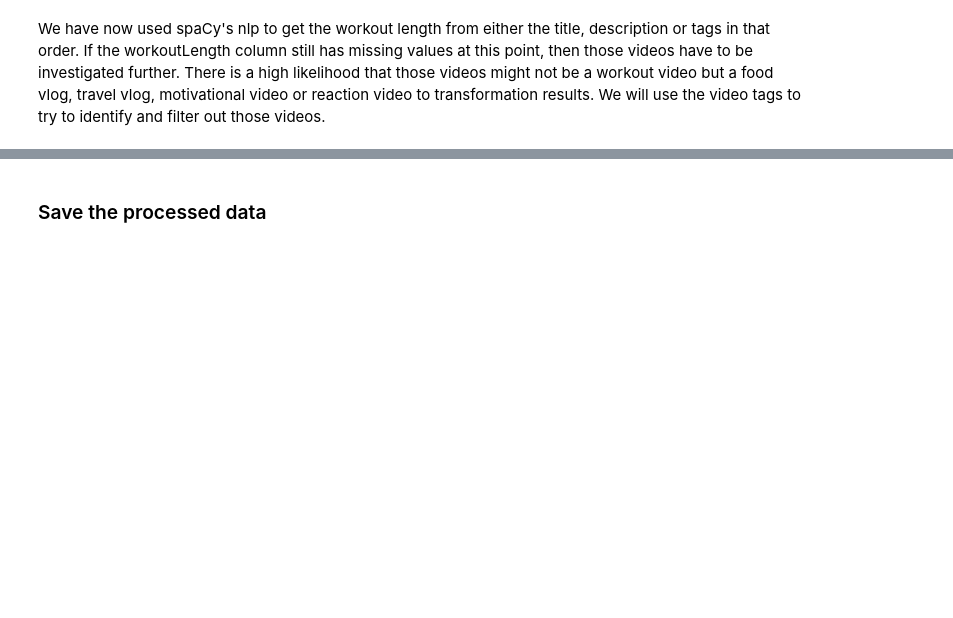
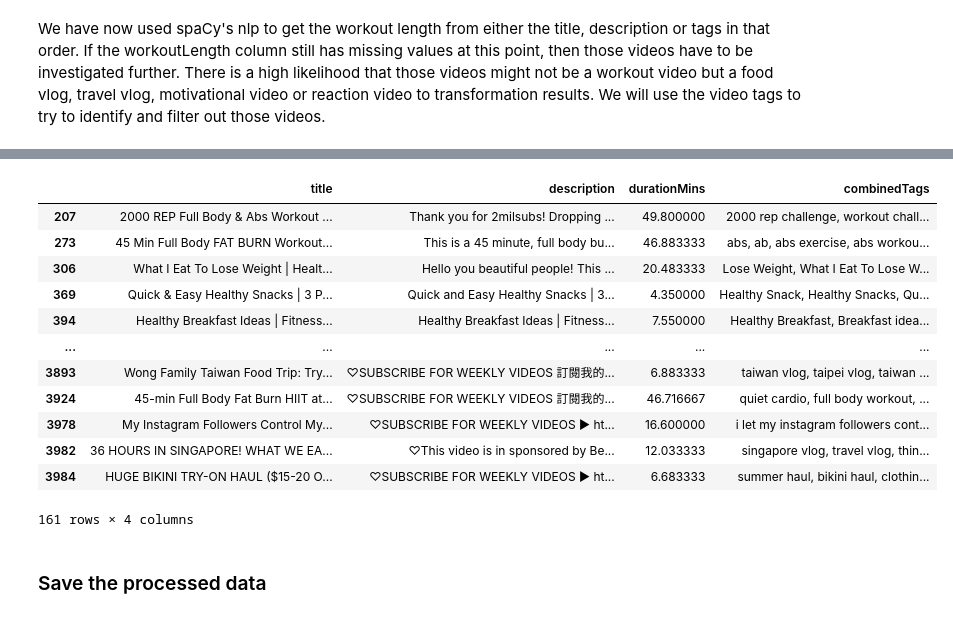
Before and after one commit to Saheba-T/fitness_influencers_analysis, a Jupyter notebook: code/02-data-preprocessing.ipynb, the cells around one changed output, grey strips where cells are left out. Drawn from its saved outputs; the diff is of its cells as text; code cells hidden in the pictures; blank space fills up the shorter version.

```diff
--- a/code/02-data-preprocessing.ipynb
+++ b/code/02-data-preprocessing.ipynb
@@ -291,8 +271,8 @@ patterns = [
 ruler.add_patterns(patterns)
 # %%
 # Extract workout time or type using regular expressions
-def extract_ent_text(title, label):
-    doc = nlp(title)
+def extract_ent_text(string, label):
+    doc = nlp(string)
     workout_label = None
     for ent in doc.ents:
         if ent.label_ == label:
@@ -323,8 +303,8 @@ def convert_time_units(time_str):
 
 
 # Function to extract body part from a title
-def extract_body_part(title):
-    doc = nlp(title)
+def extract_body_part(string):
+    doc = nlp(string)
     body_part = None
     body_parts = ["FULL_BODY","UPPER_BODY","LOWER_BODY","CHEST_BACK","ARMS","ABS","LEGS","GLUTES"]
     for ent in doc.ents:
@@ -335,8 +315,8 @@ def extract_body_part(title):
 
 
 # Extract workout using regular expressions
-def extract_ent_label(title, label):
-    doc = nlp(title)
+def extract_ent_label(string, label):
+    doc = nlp(string)
     workout_label = None
     for ent in doc.ents:
         if ent.label_ == label:
@@ -436,3 +429,19 @@ workout_videos_df['workoutLength_mins'] = workout_videos_df['workoutLength'].app
+# %%
+workout_videos_df[workout_videos_df['workoutLength_mins'] > 30][['title','description','durationMins','combinedTags']]
+# %% [output]
+|  | title | description | durationMins | combinedTags |
+| 207 | 2000 REP Full Body & Abs Workout ... | Thank you for 2milsubs! Dropping ... | 49.800000 | 2000 rep challenge, workout chall... |
+| 273 | 45 Min Full Body FAT BURN Workout... | This is a 45 minute, full body bu... | 46.883333 | abs, ab, abs exercise, abs workou... |
+| 306 | What I Eat To Lose Weight | Healt... | Hello you beautiful people! This ... | 20.483333 | Lose Weight, What I Eat To Lose W... |
+| 369 | Quick & Easy Healthy Snacks | 3 P... | Quick and Easy Healthy Snacks | 3... | 4.350000 | Healthy Snack, Healthy Snacks, Qu... |
+| 394 | Healthy Breakfast Ideas | Fitness... | Healthy Breakfast Ideas | Fitness... | 7.550000 | Healthy Breakfast, Breakfast idea... |
+| ... | ... | ... | ... | ... |
+| 3893 | Wong Family Taiwan Food Trip: Try... | ♡SUBSCRIBE FOR WEEKLY VIDEOS 訂閱我的... | 6.883333 | taiwan vlog, taipei vlog, taiwan ... |
+| 3924 | 45-min Full Body Fat Burn HIIT at... | ♡SUBSCRIBE FOR WEEKLY VIDEOS 訂閱我的... | 46.716667 | quiet cardio, full body workout, ... |
+| 3978 | My Instagram Followers Control My... | ♡SUBSCRIBE FOR WEEKLY VIDEOS ► ht... | 16.600000 | i let my instagram followers cont... |
+| 3982 | 36 HOURS IN SINGAPORE! WHAT WE EA... | ♡This video is in sponsored by Be... | 12.033333 | singapore vlog, travel vlog, thin... |
+| 3984 | HUGE BIKINI TRY-ON HAUL ($15-20 O... | ♡SUBSCRIBE FOR WEEKLY VIDEOS ► ht... | 6.683333 | summer haul, bikini haul, clothin... |
+161 rows × 4 columns
 # %% [markdown]
 ### Save the processed data
 # %%
```
Also changed, not shown: parts of 6 cells of this notebook, 8 other files.
